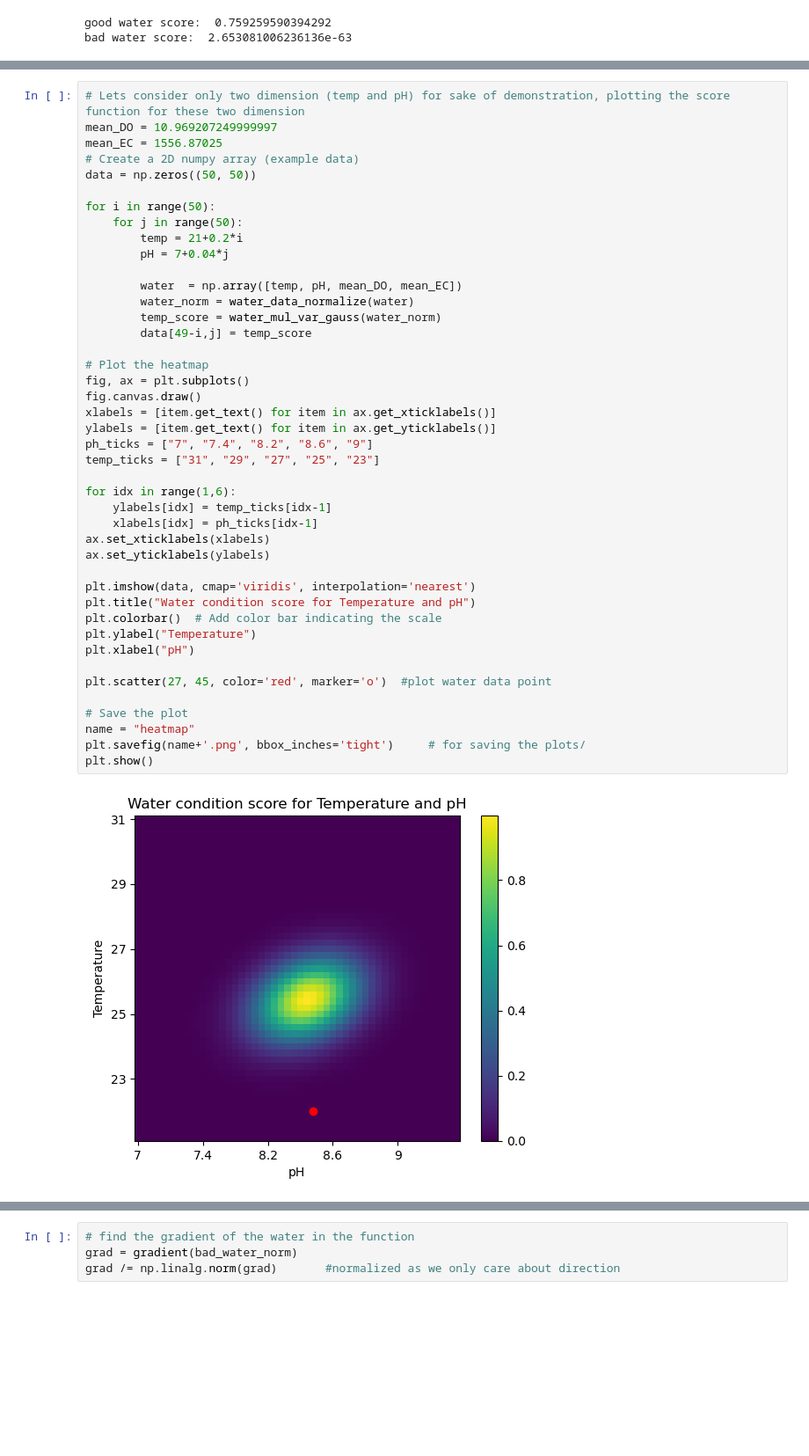
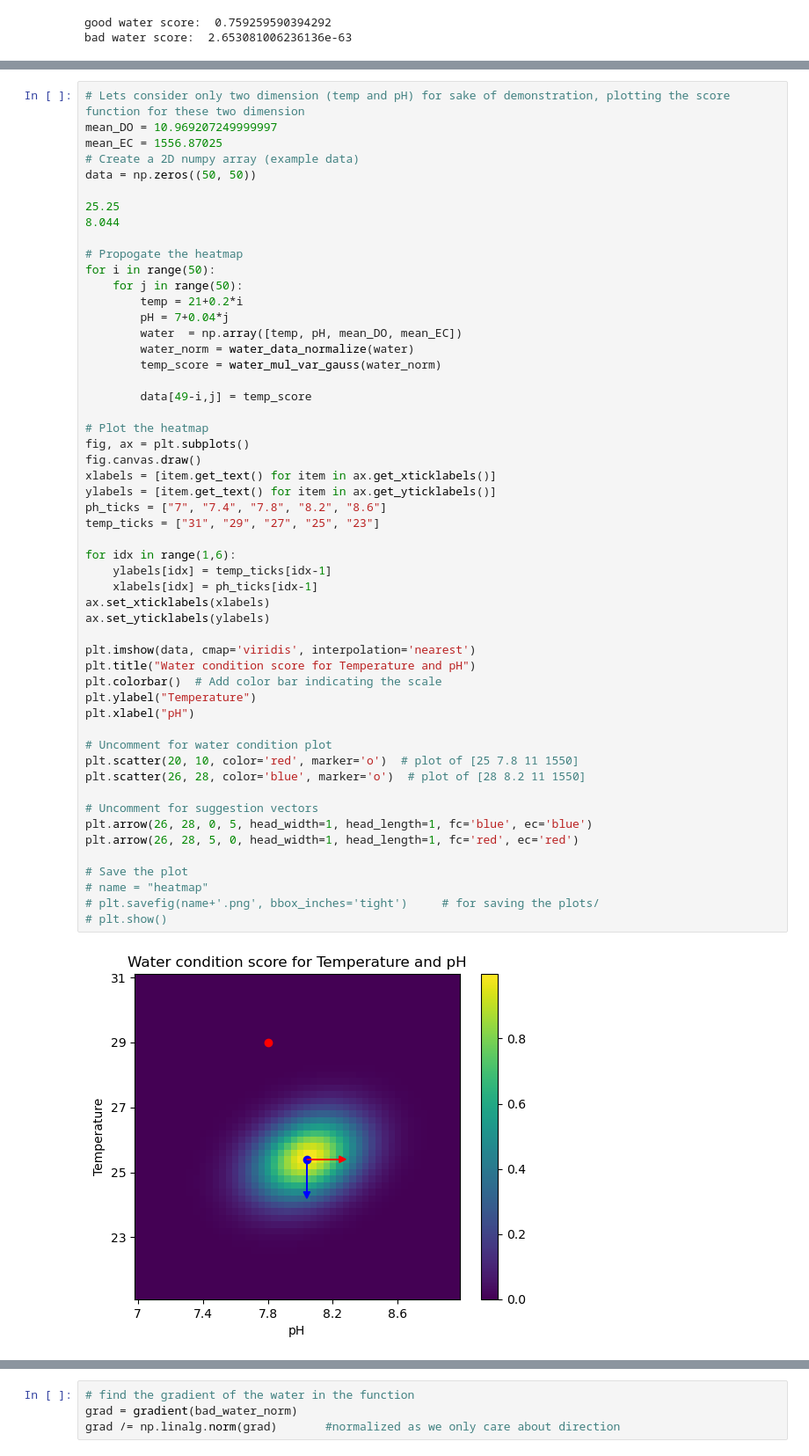
Before and after one commit to HonAnson/water_control_algorithm, a Jupyter notebook: multivariant_gauss_water_quality.ipynb, the cells around one changed output, grey strips where cells are left out. Shown at 88% size. Cells and saved outputs as stored; diff of their text form; blank space fills up the shorter version.

```diff
--- a/multivariant_gauss_water_quality.ipynb
+++ b/multivariant_gauss_water_quality.ipynb
@@ -169,44 +169,54 @@ mean_EC = 1556.87025
 # Create a 2D numpy array (example data)
 data = np.zeros((50, 50))
 
+25.25
+8.044
+
+# Propogate the heatmap
 for i in range(50):
     for j in range(50):
         temp = 21+0.2*i
         pH = 7+0.04*j
-
         water  = np.array([temp, pH, mean_DO, mean_EC])
         water_norm = water_data_normalize(water)
         temp_score = water_mul_var_gauss(water_norm)
+
         data[49-i,j] = temp_score
 
 # Plot the heatmap
 fig, ax = plt.subplots()
 fig.canvas.draw()
 xlabels = [item.get_text() for item in ax.get_xticklabels()]
 ylabels = [item.get_text() for item in ax.get_yticklabels()]
-ph_ticks = ["7", "7.4", "8.2", "8.6", "9"]
+ph_ticks = ["7", "7.4", "7.8", "8.2", "8.6"]
 temp_ticks = ["31", "29", "27", "25", "23"]
 
 for idx in range(1,6):
     ylabels[idx] = temp_ticks[idx-1]
     xlabels[idx] = ph_ticks[idx-1]
 ax.set_xticklabels(xlabels)
 ax.set_yticklabels(ylabels)
 
 plt.imshow(data, cmap='viridis', interpolation='nearest')
 plt.title("Water condition score for Temperature and pH")
 plt.colorbar()  # Add color bar indicating the scale
 plt.ylabel("Temperature")
 plt.xlabel("pH")
 
-plt.scatter(27, 45, color='red', marker='o')  #plot water data point
+# Uncomment for water condition plot
+plt.scatter(20, 10, color='red', marker='o')  # plot of [25 7.8 11 1550]
+plt.scatter(26, 28, color='blue', marker='o')  # plot of [28 8.2 11 1550]
+
+# Uncomment for suggestion vectors
+plt.arrow(26, 28, 0, 5, head_width=1, head_length=1, fc='blue', ec='blue')
+plt.arrow(26, 28, 5, 0, head_width=1, head_length=1, fc='red', ec='red')
 
 # Save the plot
-name = "heatmap"
-plt.savefig(name+'.png', bbox_inches='tight')     # for saving the plots/
-plt.show()
+# name = "heatmap"
+# plt.savefig(name+'.png', bbox_inches='tight')     # for saving the plots/
+# plt.show()
 # %% [output]
-[figure, old version]
+[figure, new version]
 # %%
 # To give suggestions, we first find the gradient of the data point in the distribution function
 # Derative of multivariant gaussian with mean = 0 is:
```
Also changed, not shown: parts of 6 cells of this notebook, 6 other files.
